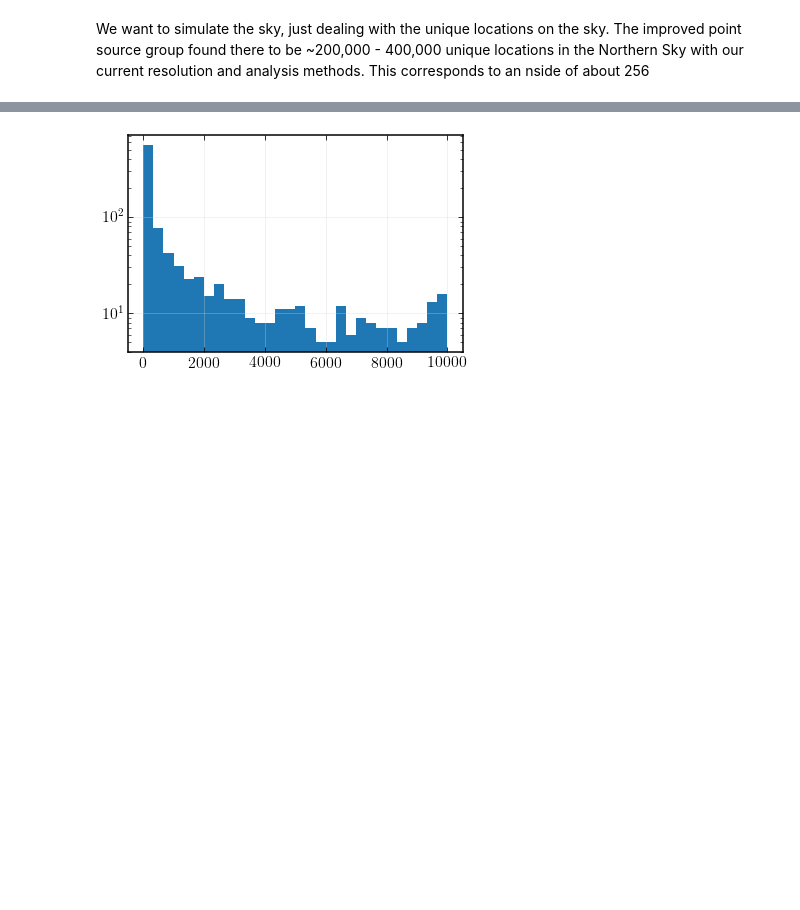
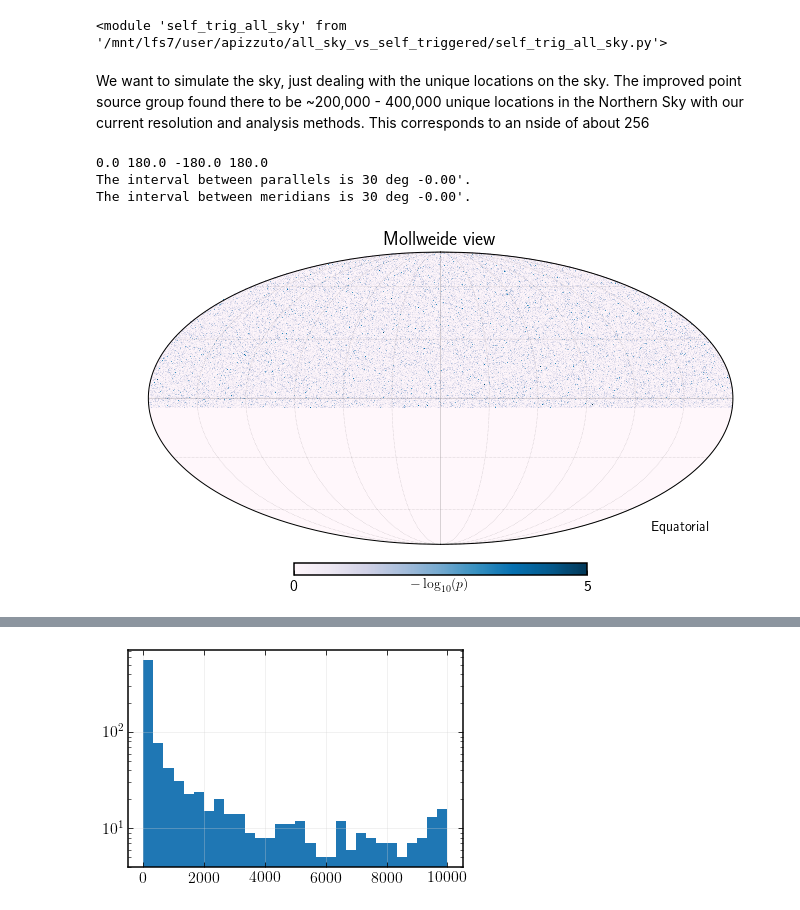
Before and after one commit to apizzuto/All_sky_scan_vs_self_triggered, a Jupyter notebook: All Sky Scans vs Self Triggered analyses.ipynb, the cells around one changed output, grey strips where cells are left out. Saved outputs shown, nothing was run; the diff lists cells and outputs as text; code cells hidden in the pictures; blank space fills up the shorter version.

```diff
--- a/All Sky Scans vs Self Triggered analyses.ipynb
+++ b/All Sky Scans vs Self Triggered analyses.ipynb
@@ -11,2 +15,6 @@ mpl.style.use('/home/apizzuto/Nova/scripts/novae_plots_nb.mplstyle')
+# %%
+reload(stas)
+# %% [output]
+<module 'self_trig_all_sky' from '/mnt/lfs7/user/apizzuto/all_sky_vs_self_triggered/self_trig_all_sky.py'>
 # %% [markdown]
 We want to simulate the sky, just dealing with the unique locations on the sky. The improved point source group found there to be ~200,000 - 400,000 unique locations in the Northern Sky with our current resolution and analysis methods. This corresponds to an nside of about 256
@@ -74,0 +21,14 @@ def run_full_binom_trials(num=1, nside=256, df=2, return_num=False):
+# %%
+skymap = stas.get_one_skymap()
+hp.mollview(skymap,
+    coord="C",
+    unit=r'$-\log_{10}(p)$',
+    min=0.,
+    max=5.
+    )
+hp.graticule(alpha=0.3, lw=0.5)
+# %% [output]
+0.0 180.0 -180.0 180.0
+The interval between parallels is 30 deg -0.00'.
+The interval between meridians is 30 deg -0.00'.
+[figure, added]
```
Also changed, not shown: parts of 22 cells of this notebook.
